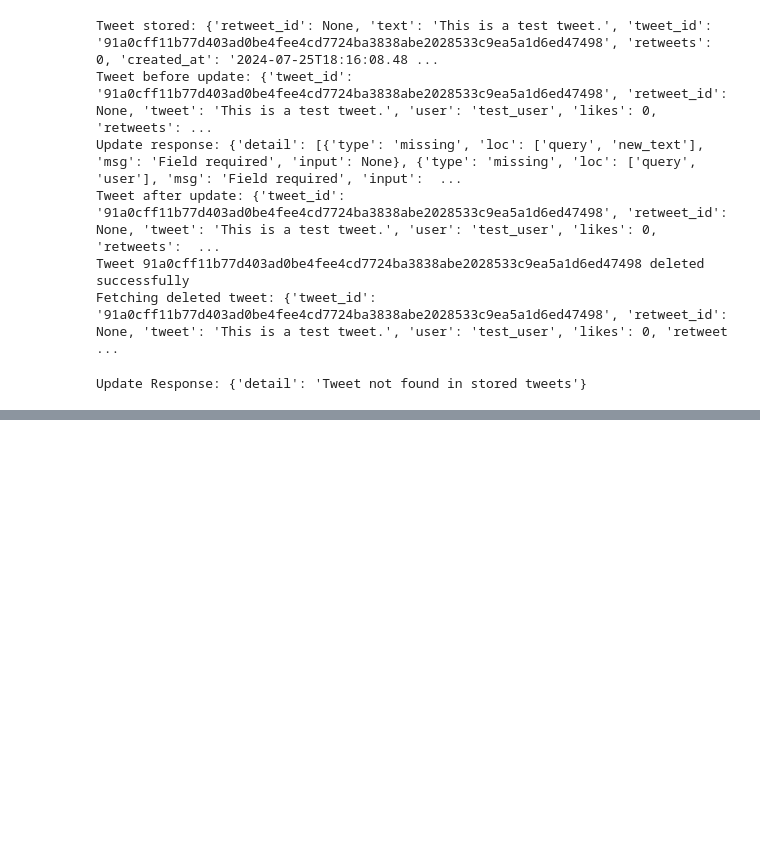
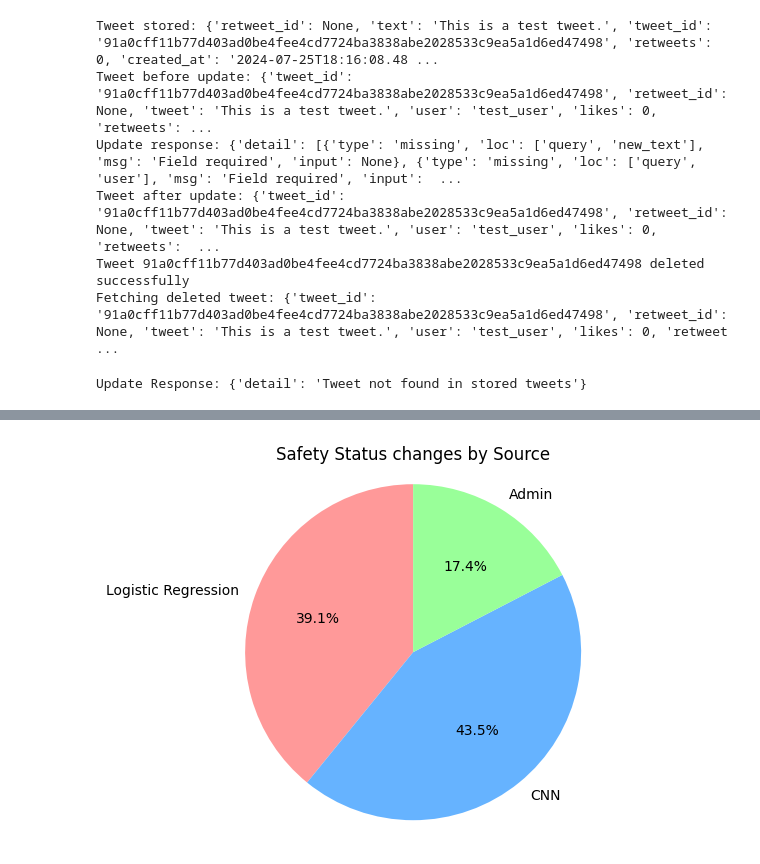
Before and after one commit to EPITA-LLMforHateSpeech/filtered-twitter, a Jupyter notebook: frontend/user_simulation.ipynb, the cells around one changed output, grey strips where cells are left out. Saved outputs shown, nothing was run; the diff lists cells and outputs as text; code cells hidden in the pictures; blank space fills up the shorter version.

```diff
--- a/my_Twitter/frontend/user_simulation.ipynb
+++ b/frontend/user_simulation.ipynb
@@ -974,0 +1049,58 @@ Update Response: {'detail': 'Tweet not found in stored tweets'}
+# %%
+import matplotlib.pyplot as plt
+
+def process_safety_status_data(tweets):
+    data = {
+        'Logistic Regression': 0,
+        'CNN': 0,
+        'Admin': 0
+    }
+
+    for tweet in tweets:
+        if tweet['logreg_result'] == 1:
+            data['Logistic Regression'] += 1
+        if tweet['cnn_result'] == 1:
+            data['CNN'] += 1
+        if tweet['admin_result'] == 1:
+            data['Admin'] += 1
+
+    return data
+
+def create_pie_chart_with_percentages(data):
+    labels = list(data.keys())
+    sizes = list(data.values())
+    colors = ['#ff9999', '#66b3ff', '#99ff99']
+
+    fig, ax = plt.subplots()
+    wedges, texts, autotexts = ax.pie(
+        sizes,
+        labels=labels,
+        colors=colors,
+        startangle=90,
+        autopct='%1.1f%%'  # Displays percentages
+    )
+
+    plt.title('Safety Status changes by Source')
+    # plt.text('Marks who caught the hate speech')
+    plt.axis('equal')  # Equal aspect ratio ensures that pie is drawn as a circle.
+
+    # Adjust font size for percentage text
+    for text in autotexts:
+        text.set_fontsize(10)
+
+    plt.show()
+
+def main():
+    # Fetch all tweets
+    tweets = fetch_all_tweets()
+
+    # Process data
+    safety_status_data = process_safety_status_data(tweets)
+
+    # Create pie chart with percentages
+    create_pie_chart_with_percentages(safety_status_data)
+
+if __name__ == "__main__":
+    main()
+# %% [output]
+[figure, added]
```
Also changed, not shown: parts of 5 cells of this notebook, 49 other files.
